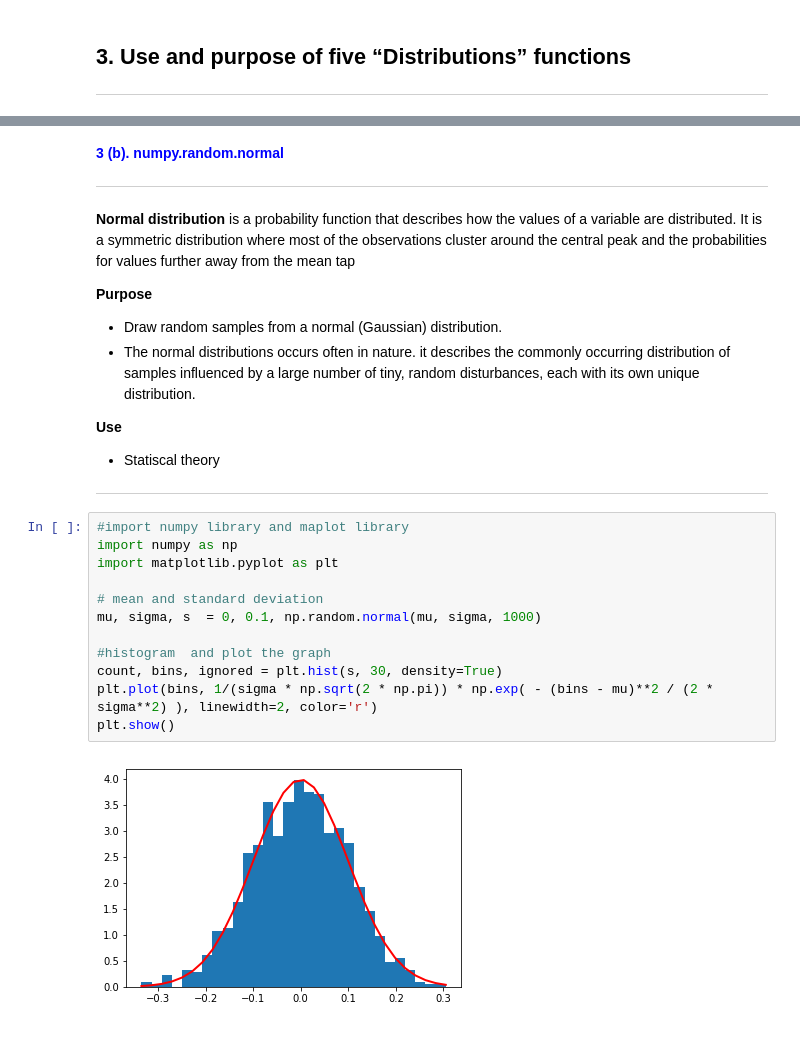
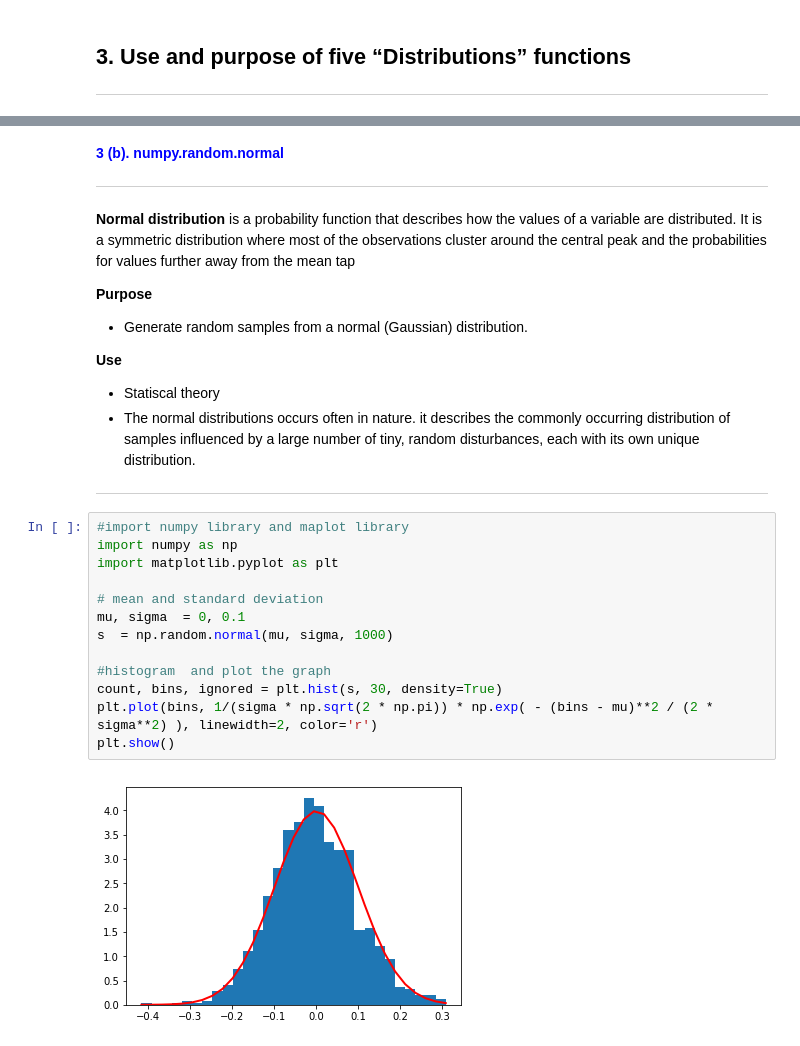
Before and after one commit to SomanathanSubramaniyan/Programming-for-Data-Analysis, a Jupyter notebook: Assignment-2018-Numpy.ipynb, the cells around one changed output, grey strips where cells are left out. Saved outputs shown, nothing was run; the diff lists cells and outputs as text.

```diff
--- a/Assignment-2018-Numpy.ipynb
+++ b/Assignment-2018-Numpy.ipynb
@@ -147,27 +155,28 @@ plt.show()
 **Normal distribution** is a probability function that describes how the values of a variable are distributed. It is a symmetric distribution where most of the observations cluster around the central peak and the probabilities for values further away from the mean tap
 
 **Purpose**
-- Draw random samples from a normal (Gaussian) distribution.
-- The normal distributions occurs often in nature.  it describes the commonly occurring distribution of
-   samples influenced by a large number of tiny, random disturbances, each with its own unique distribution.
+- Generate random samples from a normal (Gaussian) distribution.
 
 **Use**
  - Statiscal theory
+ - The normal distributions occurs often in nature.  it describes the commonly occurring distribution of
+   samples influenced by a large number of tiny, random disturbances, each with its own unique distribution.
 ***
 # %%
 #import numpy library and maplot library
 import numpy as np
 import matplotlib.pyplot as plt
 
 # mean and standard deviation
-mu, sigma, s  = 0, 0.1, np.random.normal(mu, sigma, 1000)
+mu, sigma  = 0, 0.1
+s  = np.random.normal(mu, sigma, 1000)
 
 #histogram  and plot the graph
 count, bins, ignored = plt.hist(s, 30, density=True)
 plt.plot(bins, 1/(sigma * np.sqrt(2 * np.pi)) * np.exp( - (bins - mu)**2 / (2 * sigma**2) ), linewidth=2, color='r')
 plt.show()
 # %% [output]
-[figure, old version]
+[figure, new version]
 # %% [markdown]
 **<font color=blue>3 (c). numpy.random.ZIPF </font>**
 ***
```
Also changed, not shown: parts of 18 cells of this notebook.
